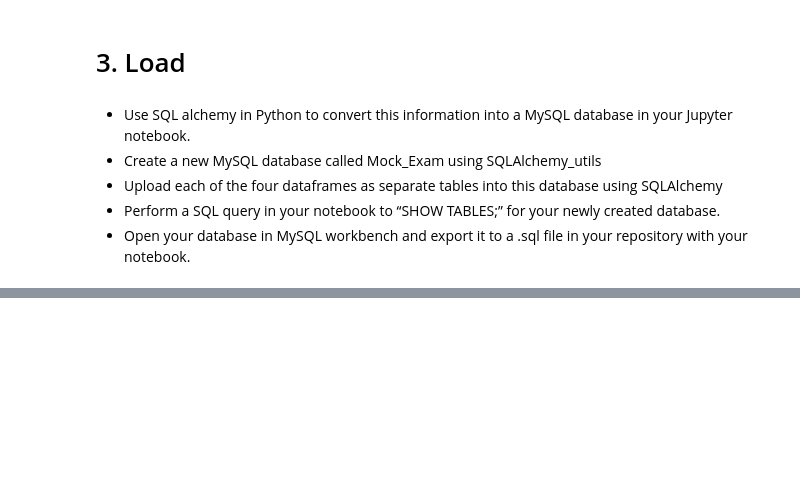
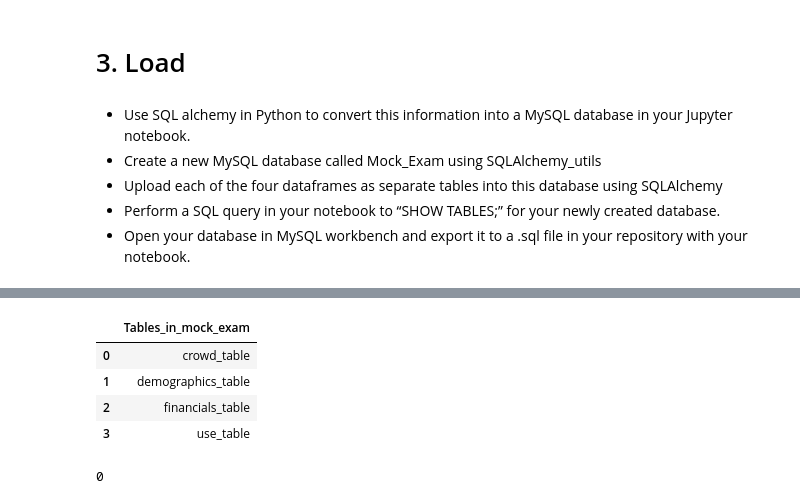
Before and after one commit to kellianneyang/data-enrichment-practice, a Jupyter notebook: mock_belt_exam.ipynb, the cells around one changed output, grey strips where cells are left out. Drawn from its saved outputs; the diff is of its cells as text; code cells hidden in the pictures; blank space fills up the shorter version.

Commit message:
update mock exam

```diff
--- a/mock_belt_exam.ipynb
+++ b/mock_belt_exam.ipynb
@@ -268,0 +277,12 @@ Engine(mysql+pymysql://root:***@localhost/mock_exam)
+# %%
+# connect to 'mock_exam' db
+username = 'root'
+password = 'root'
+db_name = 'mock_exam'
+connection = f"mysql+pymysql://{username}:{password}@localhost/{db_name}"
+
+# create engine
+engine = create_engine(connection)
+
+# check
+engine
@@ -280,0 +403,25 @@ OperationalError: (pymysql.err.OperationalError) (1049, "Unknown database 'mock_
+# %%
+# show tables in mock_exam db
+sql = """SHOW TABLES IN mock_exam;
+"""
+
+pd.read_sql_query(sql, engine)
+# %% [output]
+|  | Tables_in_mock_exam |
+| 0 | crowd_table |
+| 1 | demographics_table |
+| 2 | financials_table |
+| 3 | use_table |
+# %%
+# import os
+import os
+
+# specify output file path
+output_file = "Data/mock_exam_db.sql"
+
+# export using mysqldump
+command = f"mysqldump -u {username} -p{password} -h {'localhost'} {db_name} > {output_file}"
+
+os.system(command)
+# %% [output]
+0
```
Also changed, not shown: parts of 7 cells of this notebook, 1 other file.
